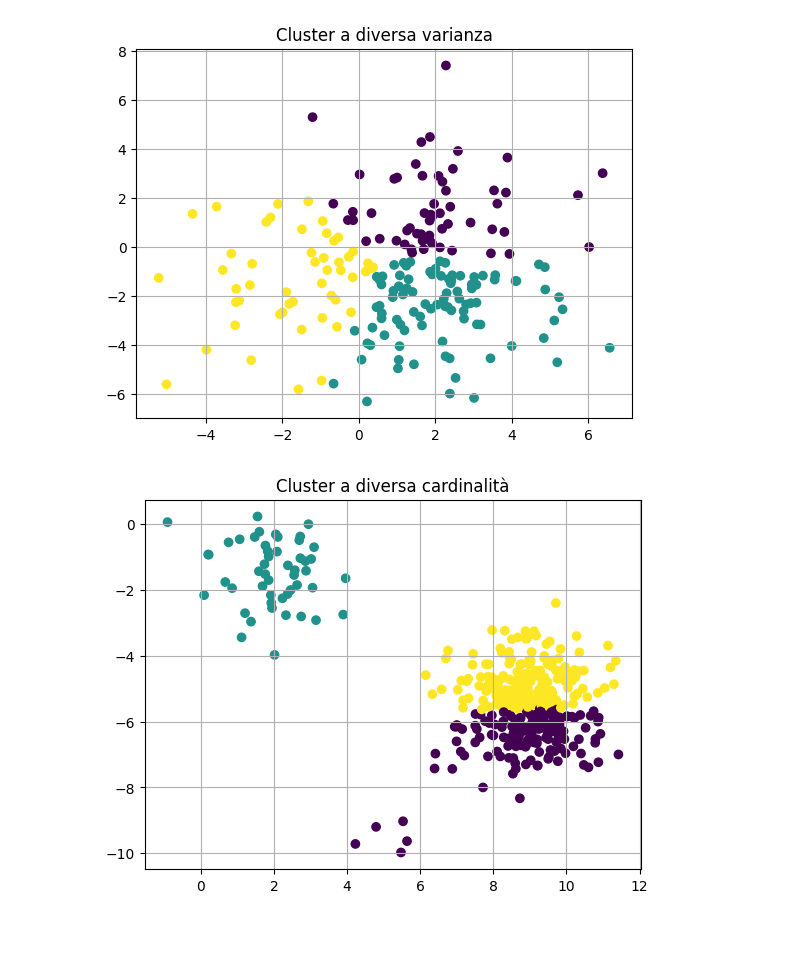
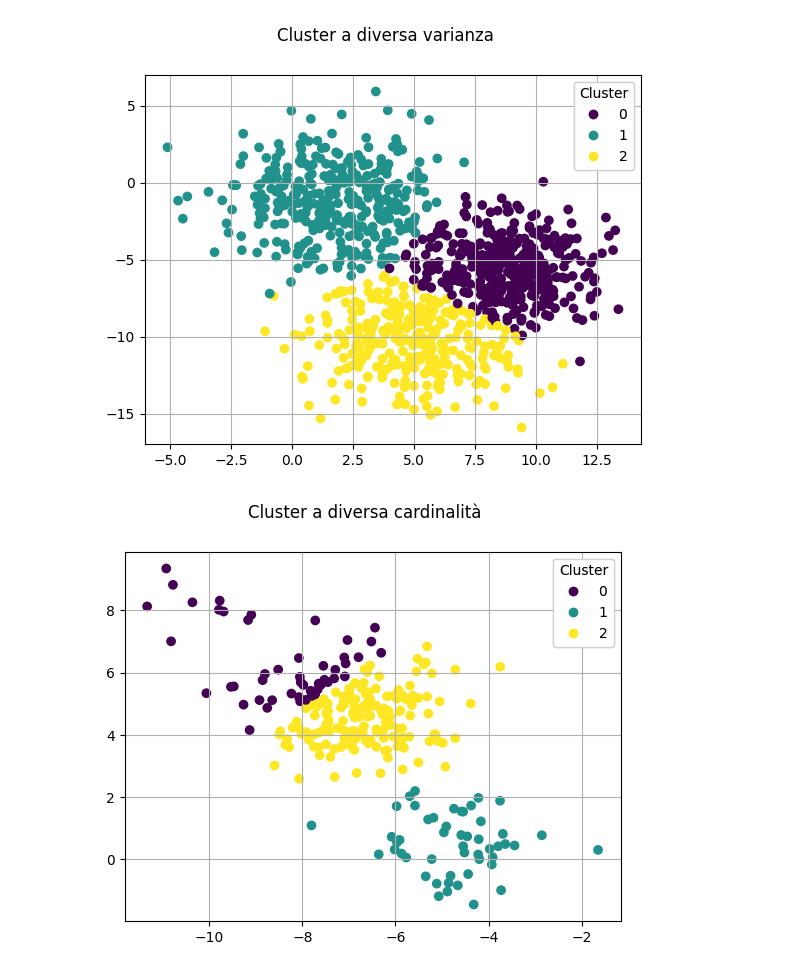
Before and after one commit to anhelus/pcs, a Jupyter notebook: docs/material/03_ml_sklearn/20_clustering/solution.ipynb, the cells around one changed output. Cells and saved outputs as stored; diff of their text form; code cells hidden in the pictures; blank space fills up the shorter version.

```diff
--- a/docs/material/03_ml_sklearn/20_clustering/solution.ipynb
+++ b/docs/material/03_ml_sklearn/20_clustering/solution.ipynb
@@ -89,8 +90,0 @@ plt.show()
-# %%
-# Esercizio E20.4
-X, y = make_blobs(n_samples=200, random_state=200)
-kmeans = KMeans(n_clusters=3)
-y_pred = kmeans.fit_predict(X)
-plt.scatter(X[:, 0], X[:, 1], c=y_pred)
-plt.title('Ipotesi verificate')
-plt.grid()
@@ -108,0 +91,27 @@ plt.grid()
+# %%
+def fit_plot(
+    cls,
+    X,
+    title: str) -> None:
+    """ Wrapper per il fit ed il plot delle predizioni.
+
+    Args:
+        cls: algoritmo di clustering
+        X: dati su cui effettuare il clustering
+        title: titolo del plot
+    """
+    preds = cls.fit_predict(X)
+    fig, ax = plt.subplots()
+    scatter = ax.scatter(X[:, 0], X[:, 1], c=preds)
+    legend = ax.legend(
+        *scatter.legend_elements(),
+        title='Cluster')
+    ax.add_artist(legend)
+    fig.suptitle(title)
+    ax.grid()
+    plt.show()
+
+# Esercizio E20.4
+X, y = make_blobs(n_samples=1000, random_state=42)
+kmeans = KMeans(n_clusters=3)
+fit_plot(kmeans, X, 'Ipotesi verificate')
@@ -109,29 +129,21 @@ plt.grid()
 # %%
 # Ipotesi 2: diversa varianza
 X_var, y_var = make_blobs(
-    n_samples=200,
+    n_samples=1000,
     random_state=200,
-    center_box=(-2, 2),
     cluster_std=[1.8, 2.5, 2.4])
 
 kmeans_var = KMeans(n_clusters=3)
-y_pred_var = kmeans_var.fit_predict(X_var)
-plt.scatter(X_var[:, 0], X_var[:, 1], c=y_pred_var)
-plt.title('Cluster a diversa varianza')
-plt.grid()
+fit_plot(kmeans_var, X_var, 'Cluster a diversa varianza')
 # %% [output]
-[figure, old version]
+[figure, new version]
 # %%
 # Ipotesi 3: diversa cardinalità
-X, y = make_blobs(n_samples=1000, random_state=200)
-
+X, y = make_blobs(n_samples=1000, random_state=12)
 X_uneven = np.concatenate(
-    (X[y == 0][:500], X[y == 1][:50], X[y == 2][:5]),
+    (X[y == 0][:200], X[y == 1][:50], X[y == 2][:10]),
     axis=0)
 kmeans_uneven = KMeans(n_clusters=3)
-y_uneven = kmeans_uneven.fit_predict(X_uneven)
-plt.scatter(X_uneven[:, 0], X_uneven[:, 1], c=y_uneven)
-plt.title('Cluster a diversa cardinalità')
-plt.grid()
+fit_plot(kmeans_uneven, X_uneven, 'Cluster a diversa cardinalità')
 # %% [output]
-[figure, old version]
+[figure, new version]
```
Also changed, not shown: parts of 12 cells of this notebook, 13 other files.
